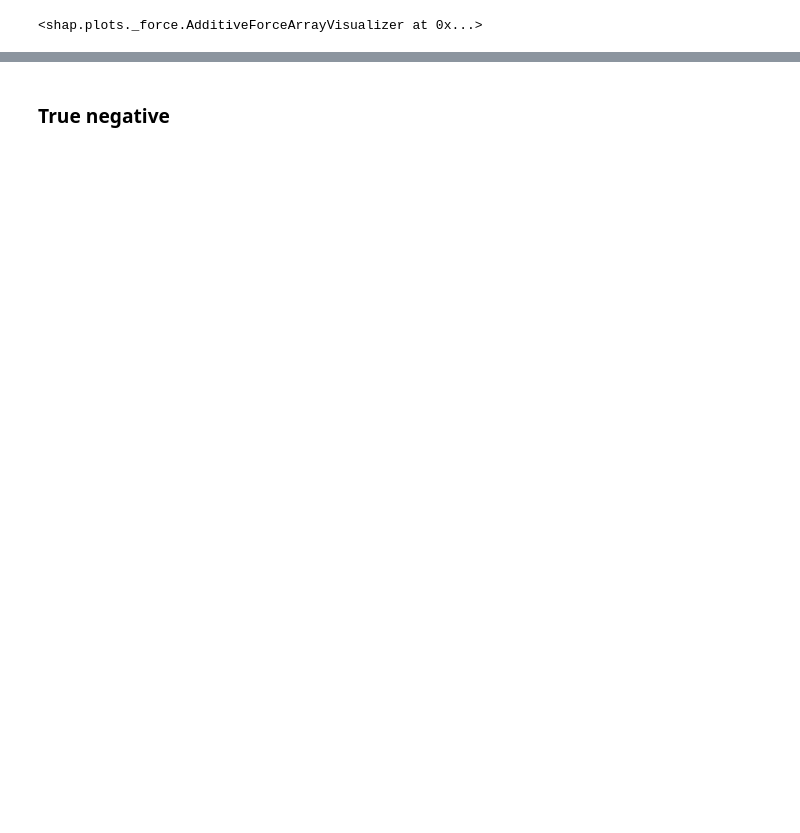
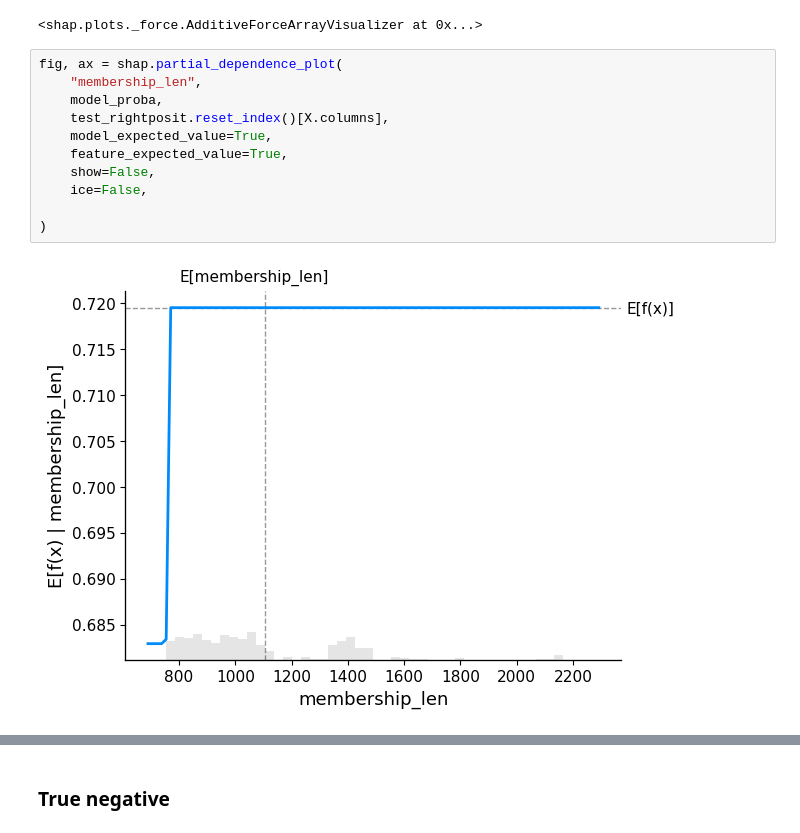
Before and after one commit to kuzn137/StarbucksCapstoneProject, a Jupyter notebook: Starbucks_Capstone_notebook.ipynb, the cells around one changed output, grey strips where cells are left out. Cells and saved outputs as stored; diff of their text form; blank space fills up the shorter version.

```diff
--- a/Starbucks_Capstone_notebook.ipynb
+++ b/Starbucks_Capstone_notebook.ipynb
@@ -753,3 +757,16 @@ shap.force_plot(explainer.expected_value[1], shap_values[1], test_rightposit.res
 # %% [output]
 [interactive output not drawn]
 <shap.plots._force.AdditiveForceArrayVisualizer at 0x...>
+# %%
+fig, ax = shap.partial_dependence_plot(
+    "membership_len",
+    model_proba,
+    test_rightposit.reset_index()[X.columns],
+    model_expected_value=True,
+    feature_expected_value=True,
+    show=False,
+    ice=False,
+
+)
+# %% [output]
+[figure, added]
```
Also changed, not shown: parts of 24 cells of this notebook.
